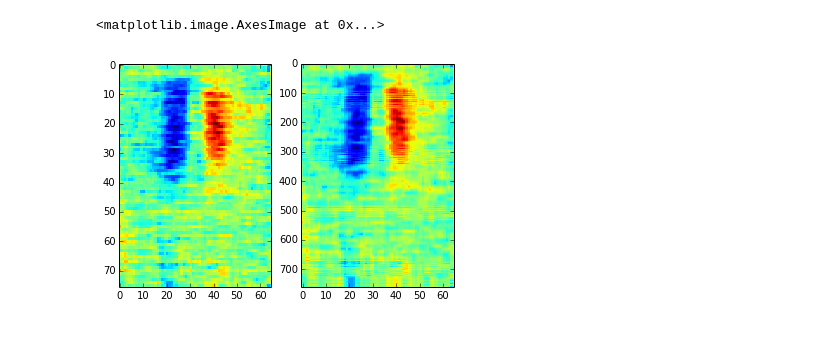
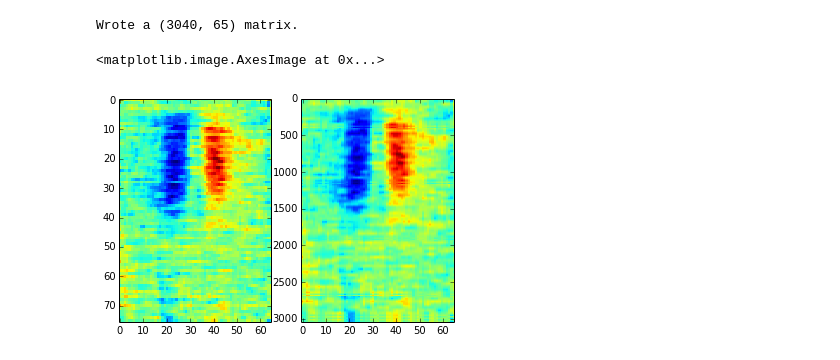
Before and after one commit to geeklhem/polarikss, a Jupyter notebook: linear_interpolation.ipynb, the cells around one changed output. Drawn from its saved outputs; the diff is of its cells as text; code cells hidden in the pictures.

```diff
--- a/linear_interpolation.ipynb
+++ b/linear_interpolation.ipynb
@@ -36,12 +35,14 @@ def interpolate(data,inserted_rows):
                     * (data[j+1,:]- data[j,:]))
     return out
 # %%
-flow10 = interpolate(flow.values,10)
-pandas.DataFrame(flow10).to_csv("flow-myosin-um-per-min_interpolated_10.txt")
+flow10 = interpolate(flow.values,40)
+pandas.DataFrame(flow10).to_csv("flow-myosin-um-per-min_interpolated_40.txt",index=None)
+print "Wrote a {} matrix.".format(flow10.shape)
 plt.subplot(1,2,1)
 plt.imshow(flow.values,aspect="auto",interpolation="nearest")
 plt.subplot(1,2,2)
 plt.imshow(flow10,aspect="auto",interpolation="nearest")
 # %% [output]
-<matplotlib.image.AxesImage at 0x...>
+Wrote a (3040, 65) matrix.
+<matplotlib.image.AxesImage at 0x...>
-[figure, old version]
+[figure, new version]
```
Also changed, not shown: parts of 1 cell of this notebook, 4 other files.
